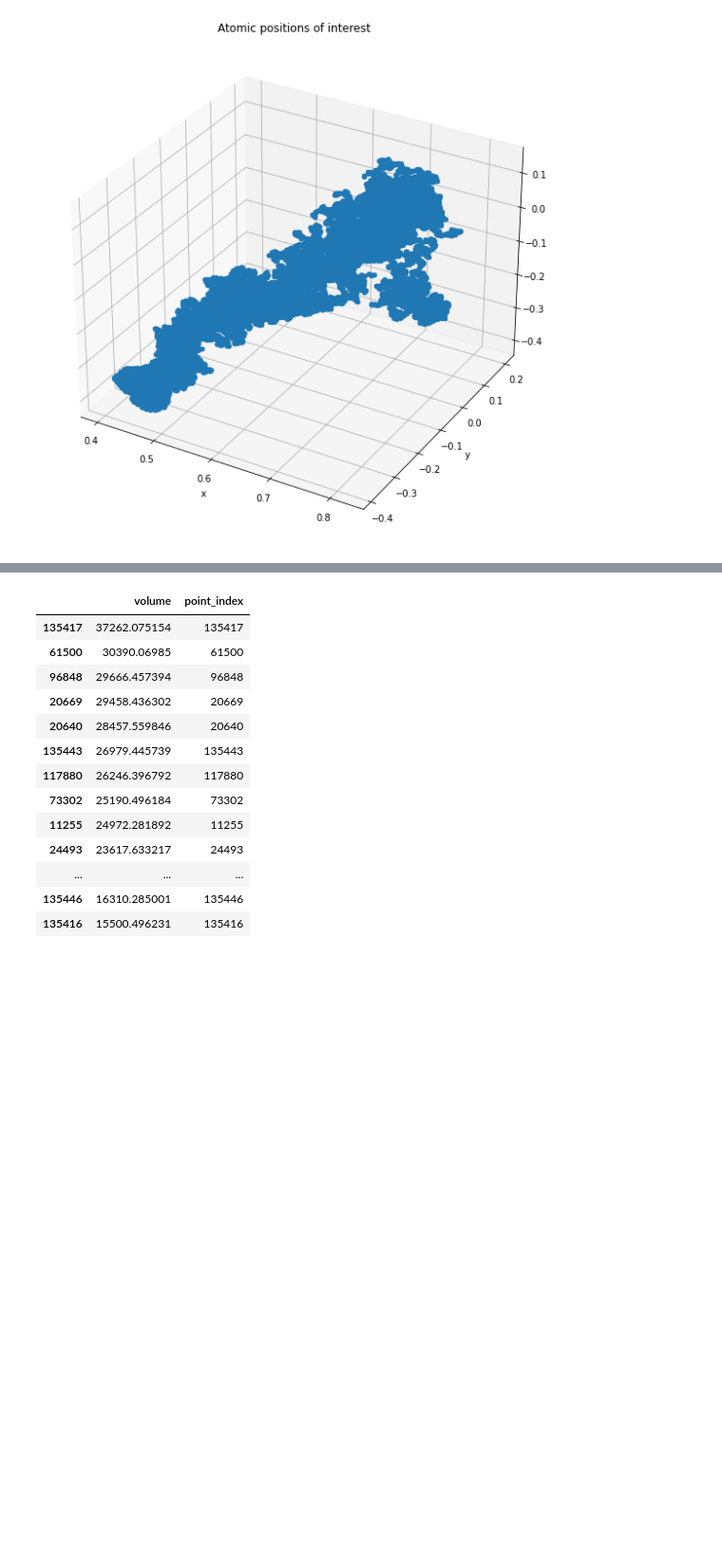
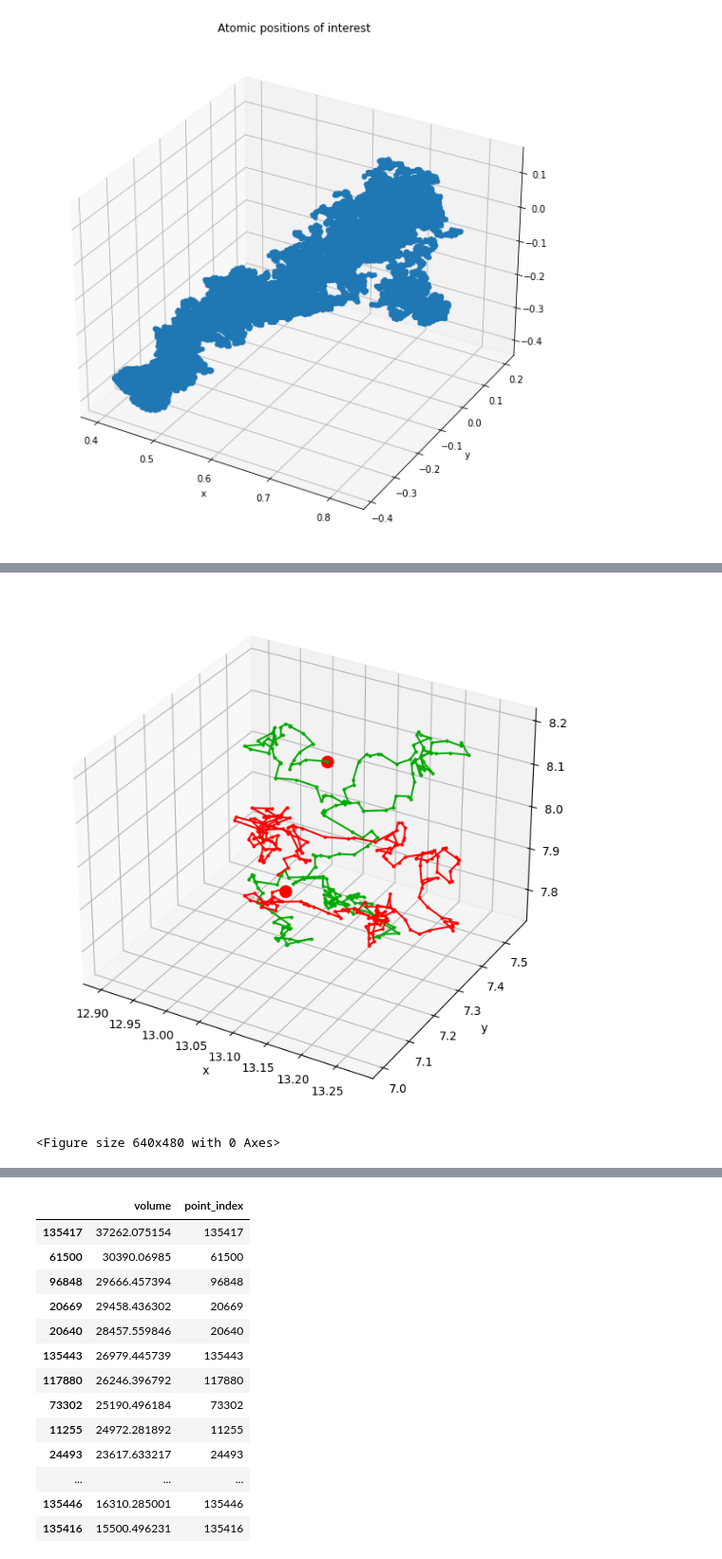
Before and after one commit to mukaiyama729/ResearchAnalysis, a Jupyter notebook: tesselation.ipynb, the cells around one changed output, grey strips where cells are left out. Shown: that part at 95% size. Saved outputs shown, nothing was run; the diff lists cells and outputs as text; code cells hidden in the pictures; blank space fills up the shorter version.

```diff
--- a/tesselation.ipynb
+++ b/tesselation.ipynb
@@ -722,0 +756,4 @@ pd.merge(analysis.data, analysis.d_show_data(), how='outer', left_index=True, ri
+# %%
+from scripts.analysis import Analyzer
+
+analysis = Analyzer(path)
@@ -787,0 +1005,63 @@ analysis.delaunay_cal()
+# %%
+analysis.d_result
+import numpy as np
+import matplotlib.pyplot as plt
+from mpl_toolkits.mplot3d import Axes3D
+
+df = analysis.d_result
+df = df[(df['trial'] == '1') & (df['cycle'] == '28') & (df['reprica'] == '27')]
+x = np.array(df.loc[:, 'x'], dtype='float')
+y = np.array(df.loc[:, 'y'], dtype='float')
+z = np.array(df.loc[:, 'z'], dtype='float')
+fig = plt.figure(figsize = (8, 8))
+ax = fig.add_subplot(111, projection='3d')
+
+ax.plot(x[0], y[0], z[0], "o",color='red', ms=10)
+#for i in range(len(x)):
+    #ax.plot(x[i], y[i], z[i], "o", color="#00aa00", ms=5, mew=0.11)
+
+ax.plot(x, y, z, 'o-', color="#00aa00", mew=1, ms=2)
+# 軸ラベル
+ax.set_xlabel('x')
+ax.set_ylabel('y')
+ax.set_zlabel('z')
+
+df = analysis.d_result
+df = df[(df['trial'] == '1') & (df['cycle'] == '28') & (df['reprica'] == '25')]
+x = np.array(df.loc[:, 'x'], dtype='float')
+y = np.array(df.loc[:, 'y'], dtype='float')
+z = np.array(df.loc[:, 'z'], dtype='float')
+
+ax.plot(x[0], y[0], z[0], "o",color='red', ms=10)
+#for i in range(len(x)):
+    #ax.plot(x[i], y[i], z[i], "o", color="#00aa00", ms=5, mew=0.11)
+
+ax.plot(x, y, z, 'o-', color="red", mew=1, ms=2)
+# 表示
+plt.show()
+# %% [output]
+[figure, added]
+# %%
+import numpy as np
+import matplotlib.pyplot as plt
+from mpl_toolkits.mplot3d import Axes3D
+
+# (x, y, z)
+x = [1, 2, 3, 4, 5]
+y = [1, 2, 3, 4, 5]
+z = [1, 2, 3, 4, 5]
+
+# 3Dでプロット
+fig = plt.figure()
+ax = Axes3D(fig)
+ax.plot(x, y, z, "o-", color="#00aa00", ms=4, mew=0.5)
+
+# 軸ラベル
+ax.set_xlabel('x')
+ax.set_ylabel('y')
+ax.set_zlabel('z')
+
+# 表示
+plt.show()
+# %% [output]
+<Figure size 640x480 with 0 Axes>
```
Also changed, not shown: parts of 38 cells of this notebook, 6 other files.
